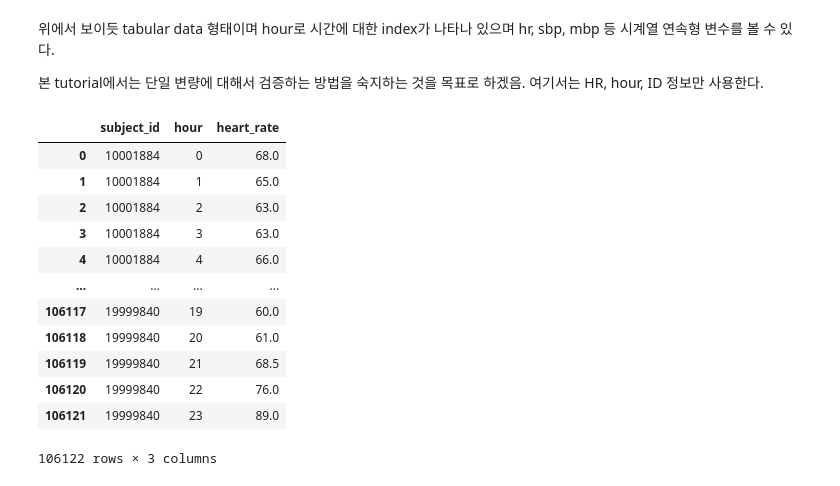
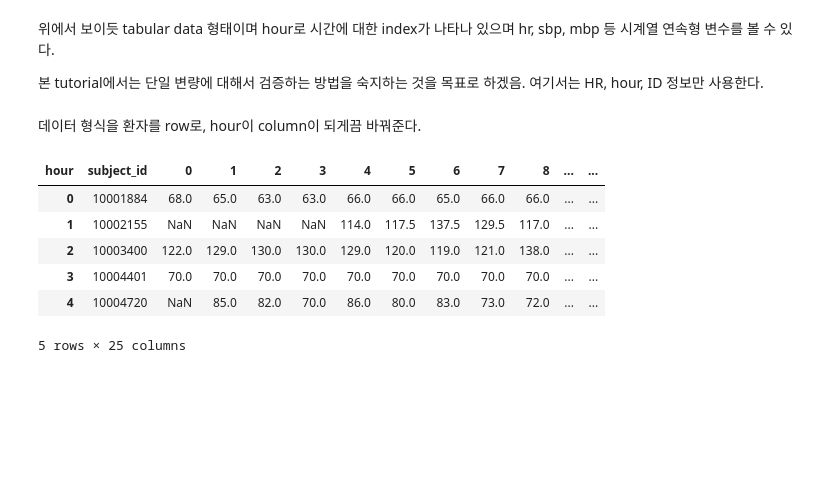
Before and after one commit to memy85/2022_DP_SYNTHESIS_TRIAL, a Jupyter notebook: notebook/tutorial.ipynb, the cells around one changed output. Saved outputs shown, nothing was run; the diff lists cells and outputs as text; code cells hidden in the pictures; blank space fills up the shorter version.

```diff
--- a/notebook/tutorial.ipynb
+++ b/notebook/tutorial.ipynb
@@ -39,21 +40,16 @@ death.head()
 본 tutorial에서는 단일 변량에 대해서 검증하는 방법을 숙지하는 것을 목표로 하겠음. 여기서는 HR, hour, ID 정보만 사용한다.
 # %%
 sample = death[['subject_id','hour','heart_rate']].copy()
-# %%
-# fillna 선형보간법으로 linear interpolation 해준다.
-
-sample.interpolate()
-# %% [output]
-|  | subject_id | hour | heart_rate |
-| 0 | 10001884 | 0 | 68.0 |
-| 1 | 10001884 | 1 | 65.0 |
-| 2 | 10001884 | 2 | 63.0 |
-| 3 | 10001884 | 3 | 63.0 |
-| 4 | 10001884 | 4 | 66.0 |
-| ... | ... | ... | ... |
-| 106117 | 19999840 | 19 | 60.0 |
-| 106118 | 19999840 | 20 | 61.0 |
-| 106119 | 19999840 | 21 | 68.5 |
-| 106120 | 19999840 | 22 | 76.0 |
-| 106121 | 19999840 | 23 | 89.0 |
-106122 rows × 3 columns
+# %% [markdown]
+데이터 형식을 환자를 row로, hour이 column이 되게끔 바꿔준다.
+# %%
+pivoted_sample = sample.pivot_table(index="subject_id", columns="hour", values='heart_rate').reset_index()
+pivoted_sample.head()
+# %% [output]
+| hour | subject_id | 0 | 1 | 2 | 3 | 4 | 5 | 6 | 7 | 8 | ... | ... |
+| 0 | 10001884 | 68.0 | 65.0 | 63.0 | 63.0 | 66.0 | 66.0 | 65.0 | 66.0 | 66.0 | ... | ... |
+| 1 | 10002155 | NaN | NaN | NaN | NaN | 114.0 | 117.5 | 137.5 | 129.5 | 117.0 | ... | ... |
+| 2 | 10003400 | 122.0 | 129.0 | 130.0 | 130.0 | 129.0 | 120.0 | 119.0 | 121.0 | 138.0 | ... | ... |
+| 3 | 10004401 | 70.0 | 70.0 | 70.0 | 70.0 | 70.0 | 70.0 | 70.0 | 70.0 | 70.0 | ... | ... |
+| 4 | 10004720 | NaN | 85.0 | 82.0 | 70.0 | 86.0 | 80.0 | 83.0 | 73.0 | 72.0 | ... | ... |
+5 rows × 25 columns
```
Also changed, not shown: parts of 10 cells of this notebook, 1 other file.
